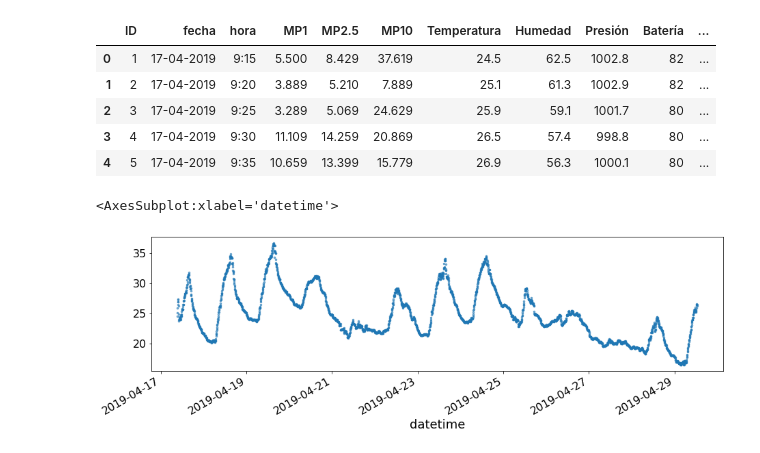
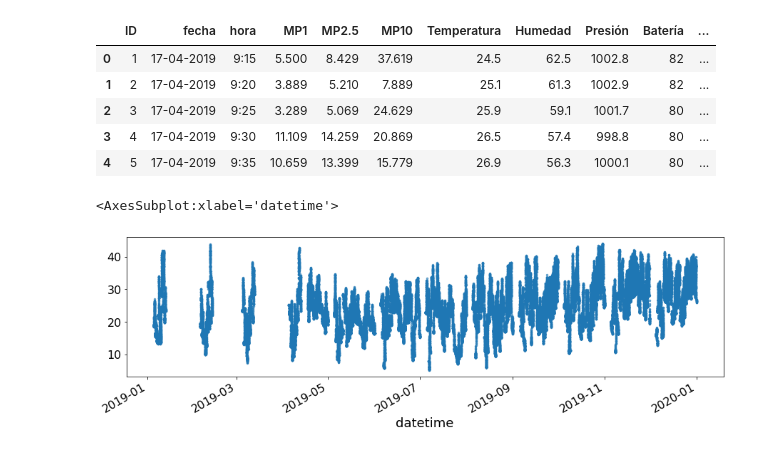
Before and after one commit to diegostaPy/cursoIA, a Jupyter notebook: datosCalidadAire/LeeryConcatenar.ipynb, the cells around one changed output. Drawn from its saved outputs; the diff is of its cells as text; code cells hidden in the pictures.

```diff
--- a/datosCalidadAire/LeeryConcatenar.ipynb
+++ b/datosCalidadAire/LeeryConcatenar.ipynb
@@ -46,9 +55,9 @@ estaciones.head()
 # %%
 estaciones.set_index(["datetime"],drop=False, inplace=True)
 # %%
-estaciones['Temperatura'][:3500].plot( marker='.',markersize=5, linestyle='None', alpha=0.6, figsize=(15, 4))
+estaciones['Temperatura'].plot( marker='.',markersize=5, linestyle='None', alpha=0.6, figsize=(15, 4))
 # %% [output]
 <AxesSubplot:xlabel='datetime'>
-[figure, old version]
+[figure, new version]
 # %%
 #temperatura_r=temperatura.resample('H').interpolate(method='spline', order=2)
```
Also changed, not shown: parts of 1 cell of this notebook, 5 other files.
